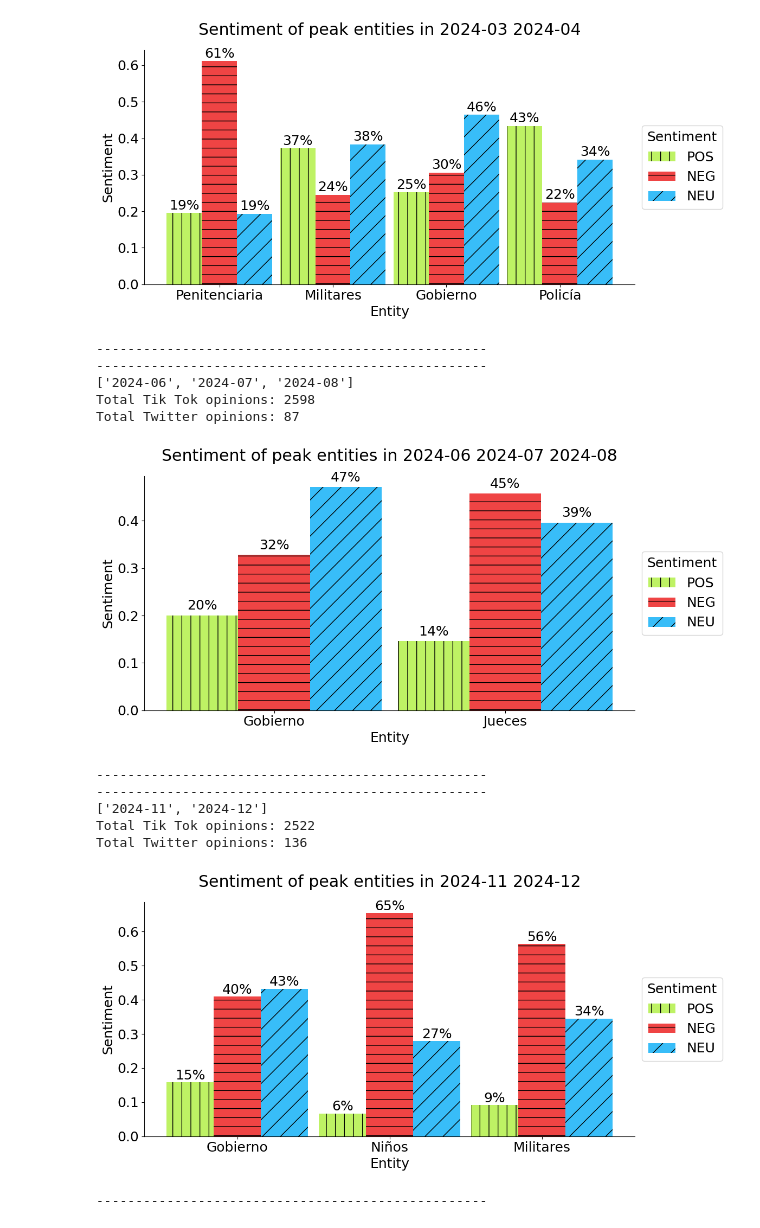
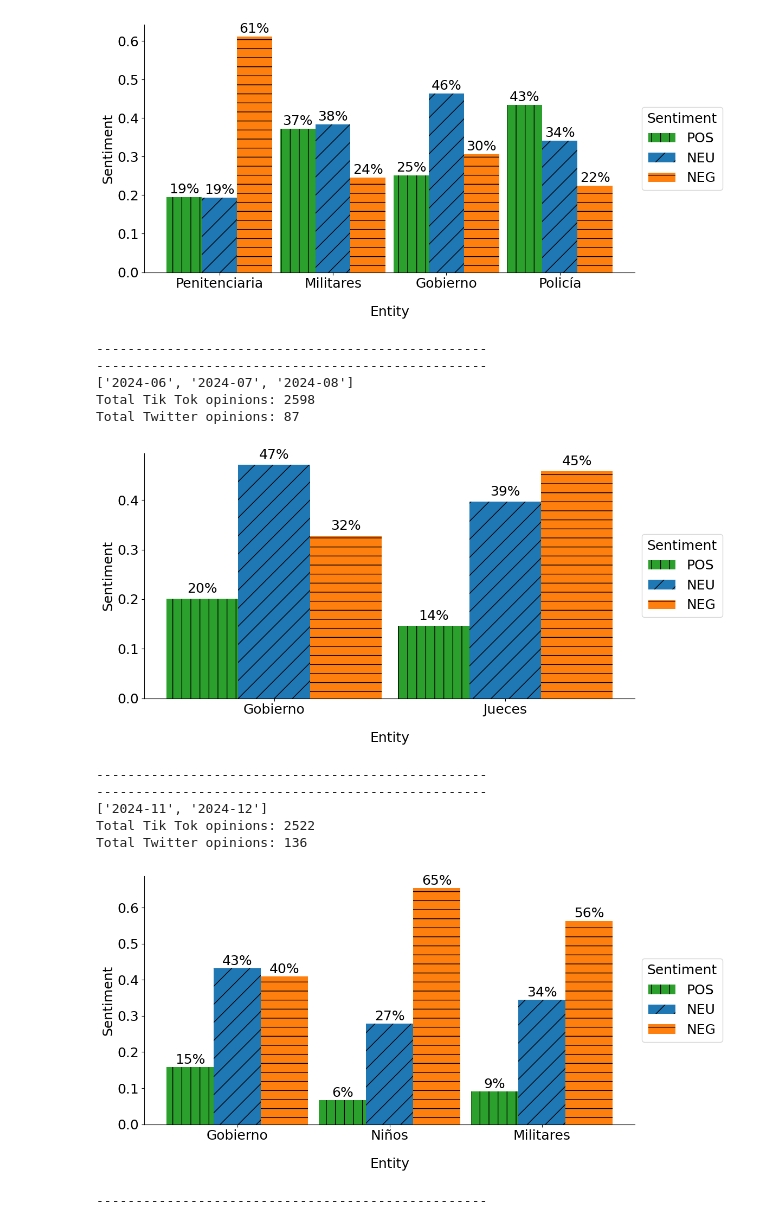
Before and after one commit to enmanuelmag/ID-v3-Scrapper, a Jupyter notebook: notebooks/Data.ipynb, the cells around one changed output. Saved outputs shown, nothing was run; the diff lists cells and outputs as text; code cells hidden in the pictures.

Commit message:
feat: update colors

```diff
--- a/notebooks/Data.ipynb
+++ b/notebooks/Data.ipynb
@@ -415,4 +226,7 @@ peak_words = [
 # %%
+import pandas as pd
+import matplotlib.pyplot as plt
+
 from typing import List
 
 super_map = [
@@ -587,10 +401,6 @@ super_map = [
 ]
 
 
-import matplotlib.pyplot as plt
-import seaborn as sns
-import pandas as pd
-
 # set font size to all plots to 18
 plt.rcParams.update({"font.size": 18})
 
@@ -728,14 +538,14 @@ def calculate_sentiments(
         df_entities = df_entities.set_index("entity")
 
         # Definir colores y texturas
-        colors = {"pos": "#bef264", "neg": "#ef4444", "neu": "#38bdf8"}
+        colors = {"pos": "#2ca02c", "neg": "#ff7f0e", "neu": "#1f77b4"}
         hatches = {"pos": "|", "neg": "-", "neu": "/"}
 
         # Crear el gráfico de barras agrupadas
         _, ax = plt.subplots(figsize=(16, 8))
         bar_width = 0.31
         index = pd.Index(range(len(df_entities)))
-        for i, sentiment in enumerate(["pos", "neg", "neu"]):
+        for i, sentiment in enumerate(["pos", "neu", "neg" ]):
             ax.bar(
                 index + i * bar_width,
                 df_entities[sentiment],
@@ -768,9 +578,9 @@ def calculate_sentiments(
         ax.set_xticklabels(df_entities.index, rotation=0, ha="center")
 
         text = " ".join(super_map["range"])
-        plt.xlabel("Entity")
+        plt.xlabel("Entity", labelpad=20)
         plt.ylabel("Sentiment")
-        plt.title(f"Sentiment of peak entities in {text}", pad=20)
+        # plt.title(f"Sentiment of peak entities in {text}", pad=20)
         plt.legend(title="Sentiment", loc="center left", bbox_to_anchor=(1, 0.5))
         plt.tight_layout()
         plt.savefig(f"../imgs/tik_tok_sentiment_{text}_V2.png", dpi=300)
@@ -795,19 +605,19 @@ Total Twitter opinions: 105
 --------------------------------------------------
 --------------------------------------------------
 ['2024-03', '2024-04']
 Total Tik Tok opinions: 968
 Total Twitter opinions: 6
-[figure, old version]
+[figure, new version]
 --------------------------------------------------
 --------------------------------------------------
 ['2024-06', '2024-07', '2024-08']
 Total Tik Tok opinions: 2598
 Total Twitter opinions: 87
-[figure, old version]
+[figure, new version]
 --------------------------------------------------
 --------------------------------------------------
 ['2024-11', '2024-12']
 Total Tik Tok opinions: 2522
 Total Twitter opinions: 136
-[figure, old version]
+[figure, new version]
 --------------------------------------------------
```
Also changed, not shown: parts of 17 cells of this notebook, 5 other files.
